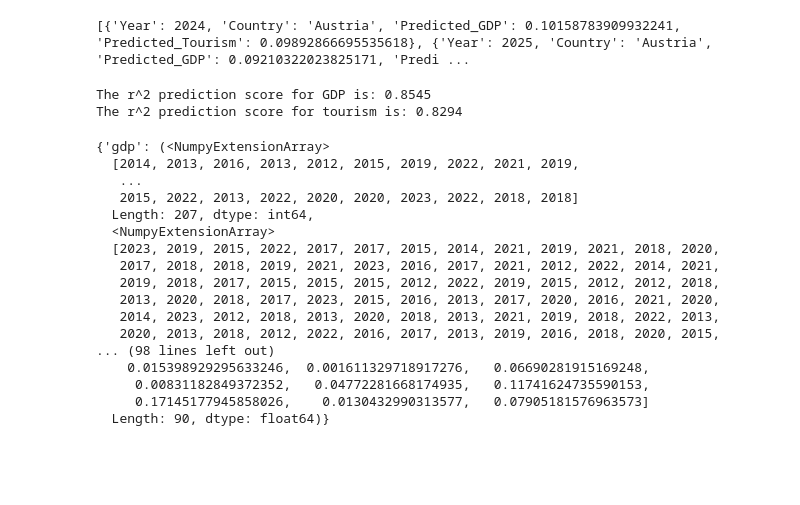
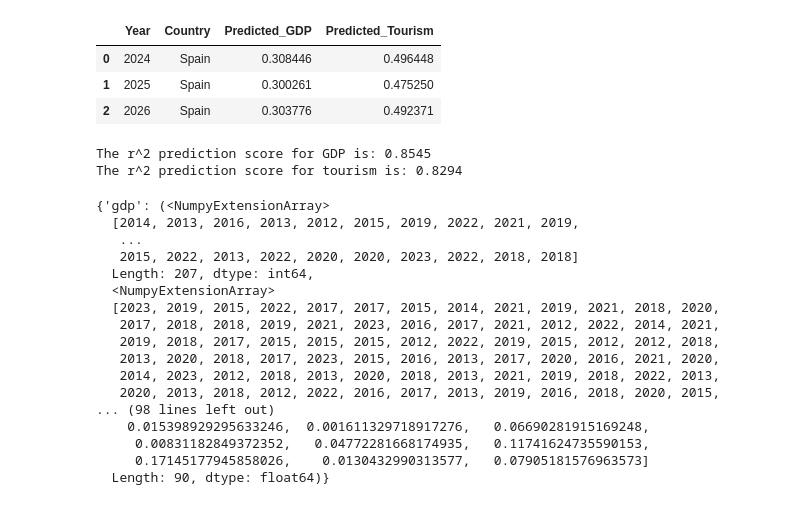
Before and after one commit to swbehan/RoadQualityWork, a Jupyter notebook: datasets/preprocessed-datasets/time_series_predictions.ipynb, the cells around one changed output. Cells and saved outputs as stored; diff of their text form; code cells hidden in the pictures; blank space fills up the shorter version.

```diff
--- a/datasets/preprocessed-datasets/time_series_predictions.ipynb
+++ b/datasets/preprocessed-datasets/time_series_predictions.ipynb
@@ -187,7 +188,12 @@ def get_country_prediction(data, country, lag=3):
 
     return predictions  # List of dicts for each predicted year
 # %%
-result = get_country_prediction(data, "Austria", lag=3)
-print(result)
+result = get_country_prediction(data, "Spain", lag=3)
+result = pd.DataFrame(result)
+result.sort_values(by=['Year'])
+result
 # %% [output]
-[{'Year': 2024, 'Country': 'Austria', 'Predicted_GDP': 0.10158783909932241, 'Predicted_Tourism': 0.09892866695535618}, {'Year': 2025, 'Country': 'Austria', 'Predicted_GDP': 0.09210322023825171, 'Predi ...
+|  | Year | Country | Predicted_GDP | Predicted_Tourism |
+| 0 | 2024 | Spain | 0.308446 | 0.496448 |
+| 1 | 2025 | Spain | 0.300261 | 0.475250 |
+| 2 | 2026 | Spain | 0.303776 | 0.492371 |
```
Also changed, not shown: parts of 7 cells of this notebook, 1 other file.
